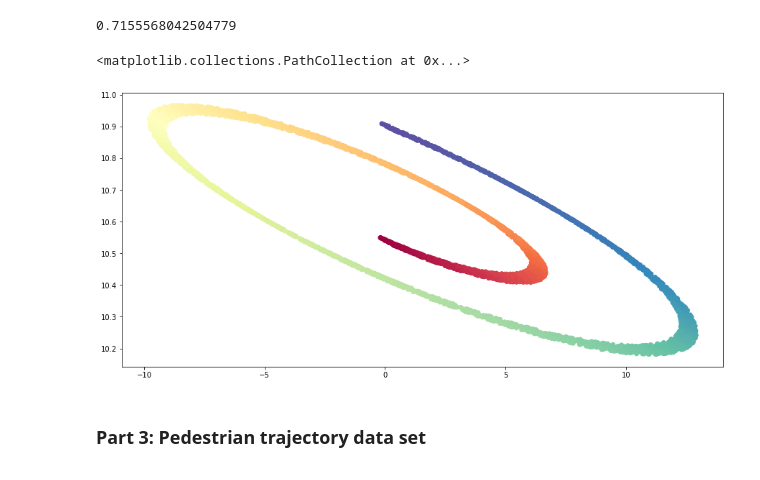
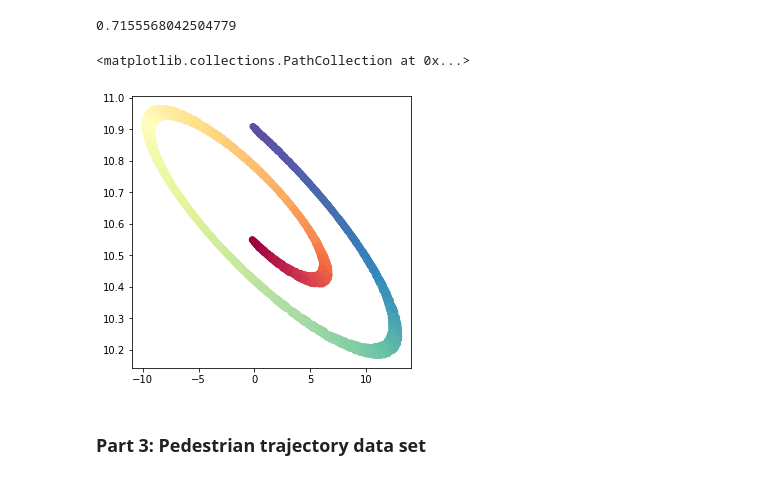
Before and after one commit to Erfan-Mashayekh/MLCMS, a Jupyter notebook: Exercise3/DiffusionMap/notebook.ipynb, the cells around one changed output. Saved outputs shown, nothing was run; the diff lists cells and outputs as text; code cells hidden in the pictures.

```diff
--- a/Exercise3/DiffusionMap/notebook.ipynb
+++ b/Exercise3/DiffusionMap/notebook.ipynb
@@ -140,12 +140,12 @@ print(energy)
 # %% [output]
 0.7155568042504779
 # %%
-fig = plt.figure(figsize=(15, 7))
+fig = plt.figure(figsize=(5, 5))
 ax  = fig.add_subplot()
 plt.scatter(positions_reconstructed[:,0], positions_reconstructed[:,1], c=positions_color, cmap=plt.cm.Spectral)
 # %% [output]
 <matplotlib.collections.PathCollection at 0x...>
-[figure, old version]
+[figure, new version]
 # %% [markdown]
 ### Part 3: Pedestrian trajectory data set
 # %%
```
Also changed, not shown: parts of 1 cell of this notebook.
